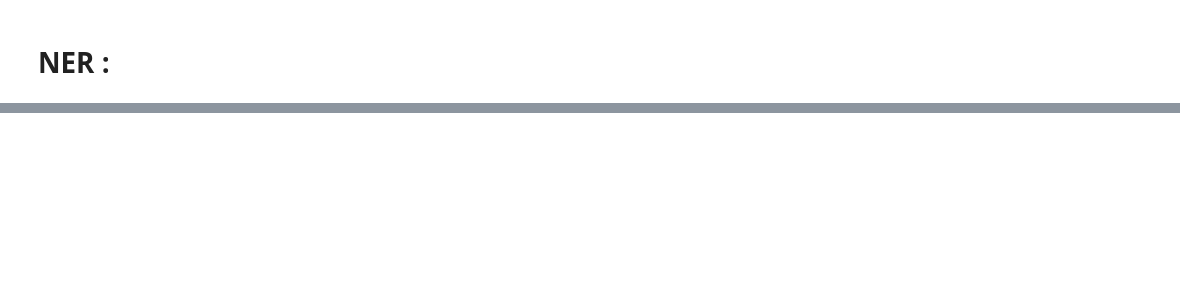
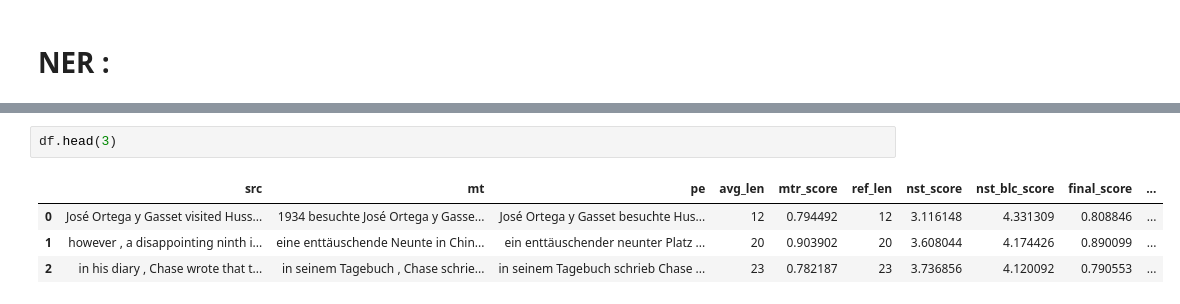
Before and after one commit to slimane-msb/TransQuest, a Jupyter notebook: NER/ner_trquest.ipynb, the cells around one changed output, grey strips where cells are left out. Drawn from its saved outputs; the diff is of its cells as text; blank space fills up the shorter version.

```diff
--- a/NER/ner_trquest.ipynb
+++ b/NER/ner_trquest.ipynb
@@ -115,0 +118,7 @@ for ent in doc.ents:
+# %%
+df.head(3)
+# %% [output]
+|  | src | mt | pe | avg_len | mtr_score | ref_len | nst_score | nst_blc_score | final_score | ... |
+| 0 | José Ortega y Gasset visited Huss... | 1934 besuchte José Ortega y Gasse... | José Ortega y Gasset besuchte Hus... | 12 | 0.794492 | 12 | 3.116148 | 4.331309 | 0.808846 | ... |
+| 1 | however , a disappointing ninth i... | eine enttäuschende Neunte in Chin... | ein enttäuschender neunter Platz ... | 20 | 0.903902 | 20 | 3.608044 | 4.174426 | 0.890099 | ... |
+| 2 | in his diary , Chase wrote that t... | in seinem Tagebuch , Chase schrie... | in seinem Tagebuch schrieb Chase ... | 23 | 0.782187 | 23 | 3.736856 | 4.120092 | 0.790553 | ... |
```
Also changed, not shown: parts of 40 cells of this notebook, 1 other file.
